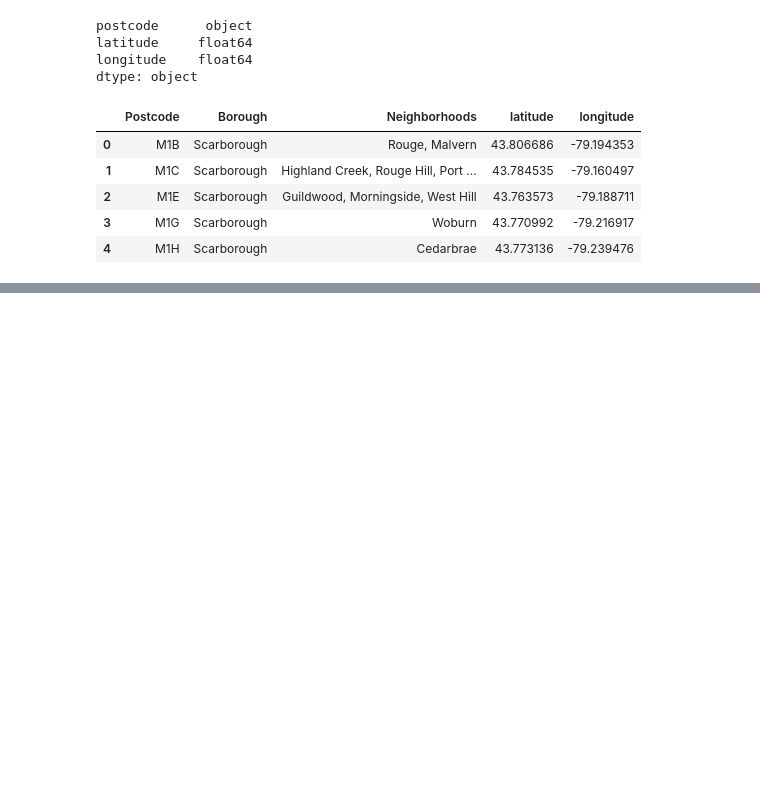
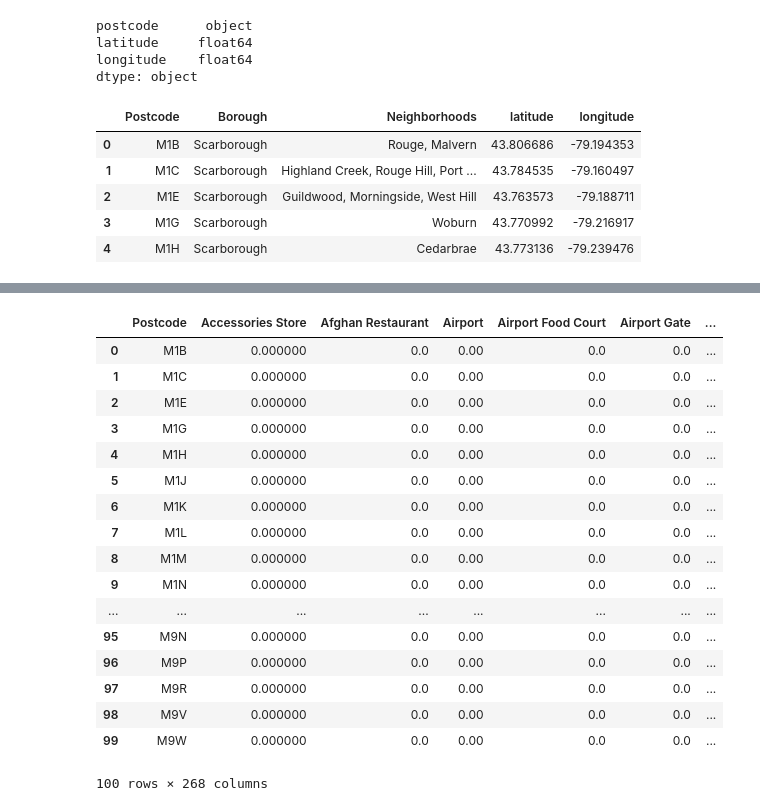
Before and after one commit to zlobendog/Coursera_Capstone, a Jupyter notebook: Toronto Neighborhoods.ipynb, the cells around one changed output, grey strips where cells are left out. Drawn from its saved outputs; the diff is of its cells as text; code cells hidden in the pictures; blank space fills up the shorter version.

Commit message:
Update Toronto Neighborhoods.ipynb
Final version of the first assignment within coursera's capstone project

```diff
--- a/Toronto Neighborhoods.ipynb
+++ b/Toronto Neighborhoods.ipynb
@@ -169,0 +215,9 @@ merged.head()
+# %%
+#Defining API credentials
+CLIENT_ID = 'VR0U1WLKIP3ZMFOBPHGN1KHDPULY4AICGYLTLMVZOLTUBAWL' # your Foursquare ID
+CLIENT_SECRET = '03URU1P3WMPEEJHKEMHH5RH55TSKP3MGF4XQM3NN3BRF3HEX' # your Foursquare Secret
+VERSION = '20200201' # Foursquare API version
+
+print('Your credentails:')
+print('CLIENT_ID: ' + CLIENT_ID)
+print('CLIENT_SECRET:' + CLIENT_SECRET)
@@ -169,0 +286,5 @@ merged.head()
+# %%
+toronto_venues = getNearbyVenues(names=merged['Postcode'],
+                                   latitudes=merged['latitude'],
+                                   longitudes=merged['longitude']
+                                  )
@@ -169,0 +344,14 @@ merged.head()
+# %%
+#Now we add postcode, boroughs and other info
+toronto_supreme = pd.merge(toronto_venues,temp_tor, how='inner', on='Postcode')
+#Then we delete duplicated columns
+toronto_supreme.drop(['latitude', 'longitude'], axis=1, inplace=True)
+# %%
+#One hot encoding the categories of the venues
+toronto_onehot = pd.get_dummies(toronto_supreme[['Venue Category']], prefix="", prefix_sep="")
+#And adding back the indentifiying columns
+toronto_onehot[['Postcode','Borough','Neighborhoods']] = toronto_supreme[['Postcode','Borough','Neighborhoods']]
+#Then we rearrange the columns so that the columns with id info will be in front
+cols = toronto_onehot.columns.tolist()
+cols = cols[-3:] + cols[:-3]
+toronto_onehot = toronto_onehot[cols]
@@ -169,0 +368,23 @@ merged.head()
+# %%
+#Now let's group the categories by the Borough
+toronto_grouped = toronto_onehot.groupby('Postcode').mean().reset_index()
+toronto_grouped
+# %% [output]
+|  | Postcode | Accessories Store | Afghan Restaurant | Airport | Airport Food Court | Airport Gate | ... |
+| 0 | M1B | 0.000000 | 0.0 | 0.00 | 0.0 | 0.0 | ... |
+| 1 | M1C | 0.000000 | 0.0 | 0.00 | 0.0 | 0.0 | ... |
+| 2 | M1E | 0.000000 | 0.0 | 0.00 | 0.0 | 0.0 | ... |
+| 3 | M1G | 0.000000 | 0.0 | 0.00 | 0.0 | 0.0 | ... |
+| 4 | M1H | 0.000000 | 0.0 | 0.00 | 0.0 | 0.0 | ... |
+| 5 | M1J | 0.000000 | 0.0 | 0.00 | 0.0 | 0.0 | ... |
+| 6 | M1K | 0.000000 | 0.0 | 0.00 | 0.0 | 0.0 | ... |
+| 7 | M1L | 0.000000 | 0.0 | 0.00 | 0.0 | 0.0 | ... |
+| 8 | M1M | 0.000000 | 0.0 | 0.00 | 0.0 | 0.0 | ... |
+| 9 | M1N | 0.000000 | 0.0 | 0.00 | 0.0 | 0.0 | ... |
+| ... | ... | ... | ... | ... | ... | ... | ... |
+| 95 | M9N | 0.000000 | 0.0 | 0.00 | 0.0 | 0.0 | ... |
+| 96 | M9P | 0.000000 | 0.0 | 0.00 | 0.0 | 0.0 | ... |
+| 97 | M9R | 0.000000 | 0.0 | 0.00 | 0.0 | 0.0 | ... |
+| 98 | M9V | 0.000000 | 0.0 | 0.00 | 0.0 | 0.0 | ... |
+| 99 | M9W | 0.000000 | 0.0 | 0.00 | 0.0 | 0.0 | ... |
+100 rows × 268 columns
```
Also changed, not shown: parts of 28 cells of this notebook.
